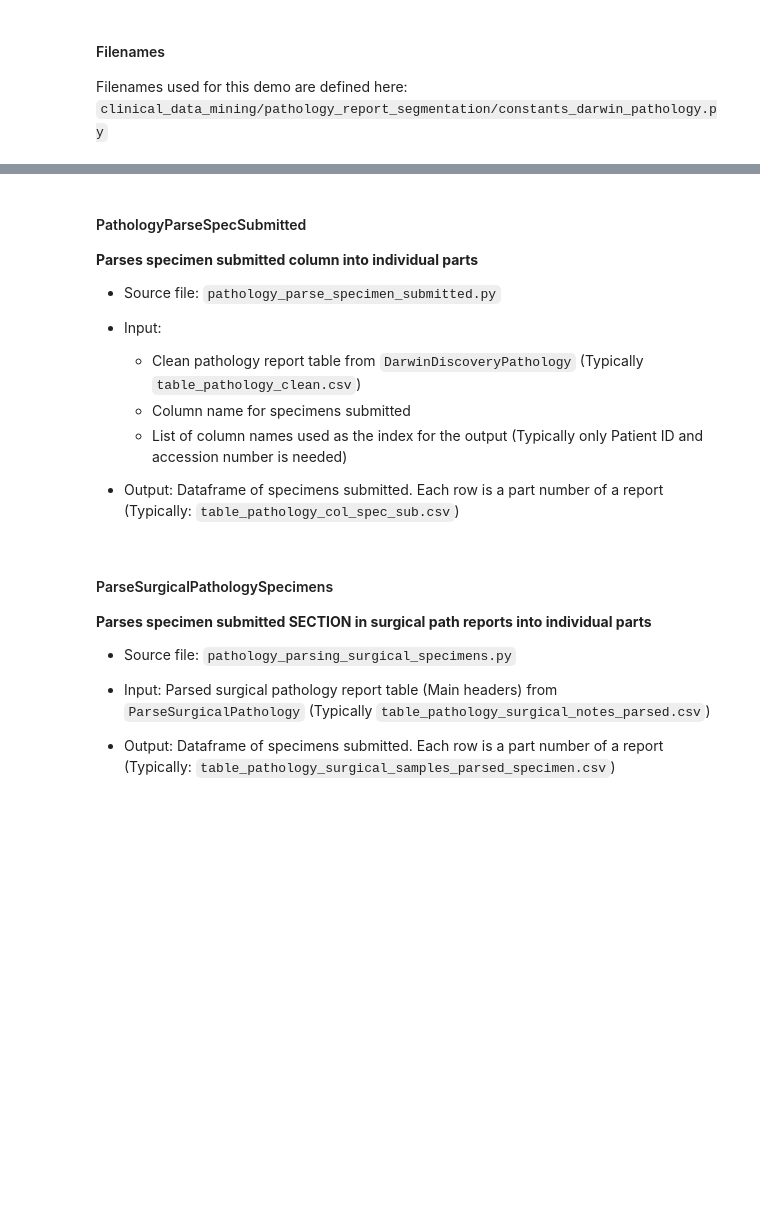
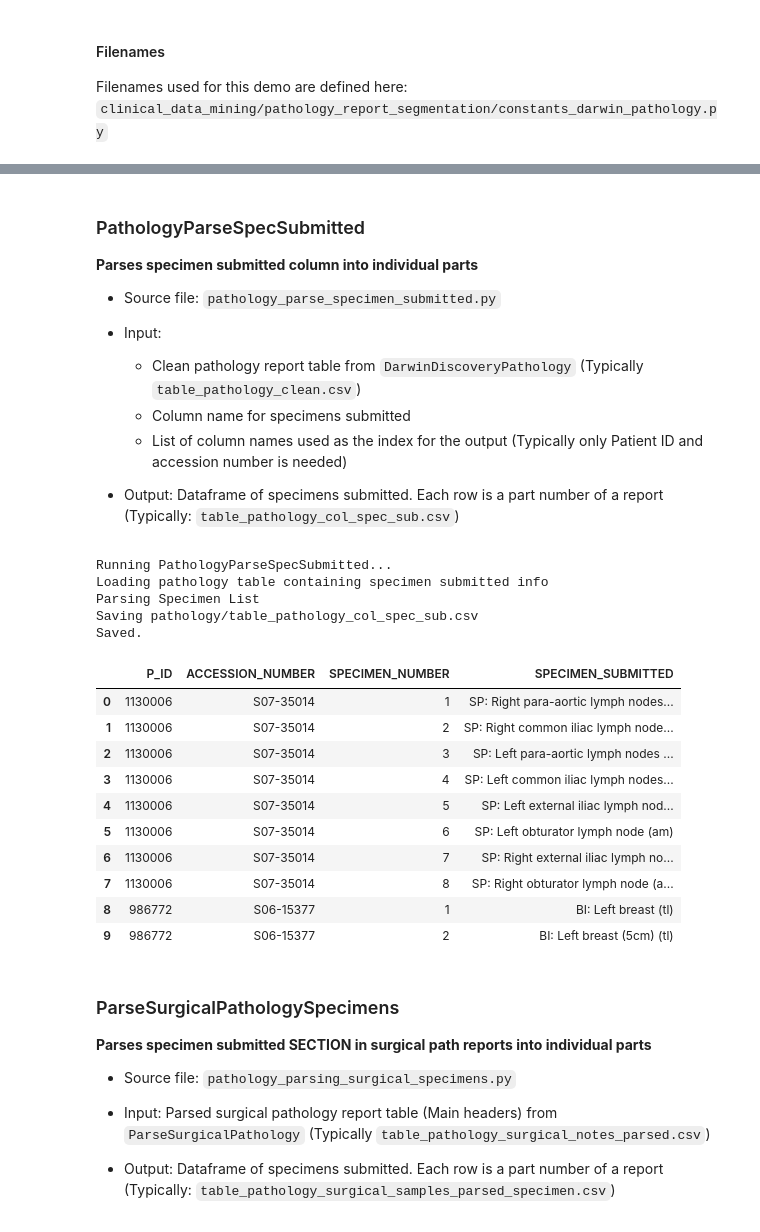
Before and after one commit to clinical-data-mining/pathology_report_segmentation, a Jupyter notebook: demo/path_report_segmentation_demo.ipynb, the cells around one changed output, grey strips where cells are left out. Drawn from its saved outputs; the diff is of its cells as text; code cells hidden in the pictures; blank space fills up the shorter version.

```diff
--- a/demo/path_report_segmentation_demo.ipynb
+++ b/demo/path_report_segmentation_demo.ipynb
@@ -60,18 +68,17 @@ set_debug_console()
 #### Parameters
 # %%
 run_path_clean = True
-run_parse_surg = False
-run_parse_dmp = False
-run_parse_spec_sub = False
-run_parse_path_dx = False
-run_spec_sub_path_dx_combiner = False
+run_parse_surg = True
+run_parse_dmp = True
+run_parse_spec_sub = True
+run_parse_path_dx = True
 run_spec_sub_path_dx_combiner = False
 
 # TODO: Move the rest to annotation section
-run_parse_accession = False
-run_parse_dop = False
-annotation_steps = False
-run_CombineAccessionDOPImpact = False
+run_parse_accession = True
+run_parse_dop = True
+run_CombineAccessionDOPImpact = True
+run_dop_extra_anno = True
 # %% [markdown]
 #### Filenames
 Filenames used for this demo are defined here: `clinical_data_mining/pathology_report_segmentation/constants_darwin_pathology.py`
@@ -127,5 +204,5 @@ if run_parse_dmp:
 # %% [markdown]
-#### PathologyParseSpecSubmitted
+### PathologyParseSpecSubmitted
 **Parses specimen submitted column into individual parts**
 - Source file: `pathology_parse_specimen_submitted.py`
 - Input:
@@ -139,15 +216,34 @@ if run_parse_spec_sub:
     # Parse the individual part descriptions from the specimen submitted column of parsed reports
     # Segment specimen submissions for molecular path
     print('Running PathologyParseSpecSubmitted...')
-    obj_mol = PathologyParseSpecSubmitted(pathname=c_dar.pathname,
-                                          fname_path_parsed=c_dar.fname_darwin_path_clean,
-                                          col_spec_sub='SPECIMEN_SUBMISSION_LIST',
-                                          list_cols_id=['DMP_ID', 'ACCESSION_NUMBER'],
-                                          fname_save=c_dar.fname_darwin_path_col_spec_sub)
-
-    df_m = obj_mol.return_df()
+    obj_spec_sub = PathologyParseSpecSubmitted(pathname=c_dar.pathname,
+                                              fname_path_parsed=c_dar.fname_darwin_path_clean,
+                                              col_spec_sub='SPECIMEN_SUBMISSION_LIST',
+                                              list_cols_id=['P_ID', 'ACCESSION_NUMBER'],
+                                              fname_save=c_dar.fname_darwin_path_col_spec_sub)
+# %% [output]
+Running PathologyParseSpecSubmitted...
+Loading pathology table containing specimen submitted info
+Parsing Specimen List
+Saving pathology/table_pathology_col_spec_sub.csv
+Saved.
+# %%
+df_spec_sub = obj_spec_sub.return_df()
+df_spec_sub.head(10)
+# %% [output]
+|  | P_ID | ACCESSION_NUMBER | SPECIMEN_NUMBER | SPECIMEN_SUBMITTED |
+| 0 | 1130006 | S07-35014 | 1 | SP: Right para-aortic lymph nodes... |
+| 1 | 1130006 | S07-35014 | 2 | SP: Right common iliac lymph node... |
+| 2 | 1130006 | S07-35014 | 3 | SP: Left para-aortic lymph nodes ... |
+| 3 | 1130006 | S07-35014 | 4 | SP: Left common iliac lymph nodes... |
+| 4 | 1130006 | S07-35014 | 5 | SP: Left external iliac lymph nod... |
+| 5 | 1130006 | S07-35014 | 6 | SP: Left obturator lymph node (am) |
+| 6 | 1130006 | S07-35014 | 7 | SP: Right external iliac lymph no... |
+| 7 | 1130006 | S07-35014 | 8 | SP: Right obturator lymph node (a... |
+| 8 | 986772 | S06-15377 | 1 | BI: Left breast (tl) |
+| 9 | 986772 | S06-15377 | 2 | BI: Left breast (5cm) (tl) |
 # %% [markdown]
-#### ParseSurgicalPathologySpecimens
+### ParseSurgicalPathologySpecimens
 **Parses specimen submitted SECTION in surgical path reports into individual parts**
 - Source file: `pathology_parsing_surgical_specimens.py`
 - Input: Parsed surgical pathology report table (Main headers) from `ParseSurgicalPathology` (Typically `table_pathology_surgical_notes_parsed.csv`)
```
Also changed, not shown: parts of 35 cells of this notebook, 10 other files.
